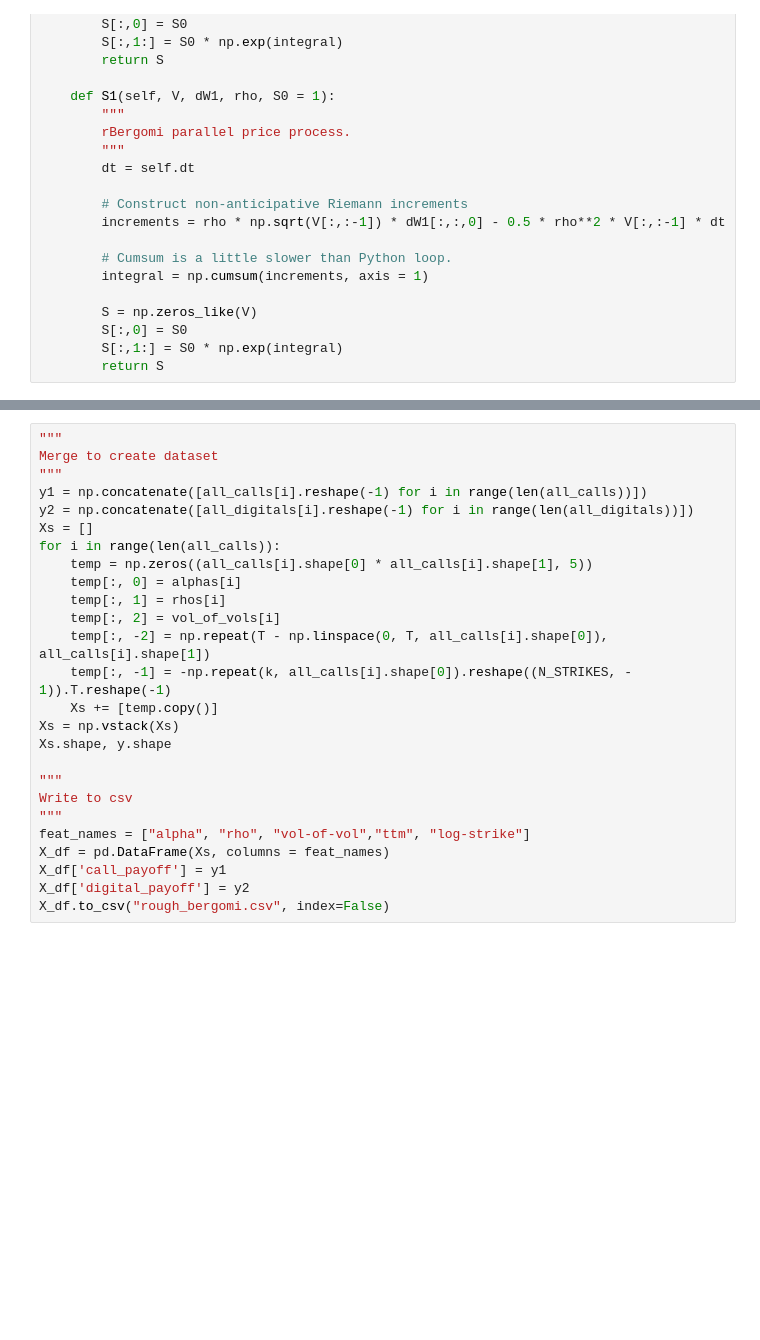
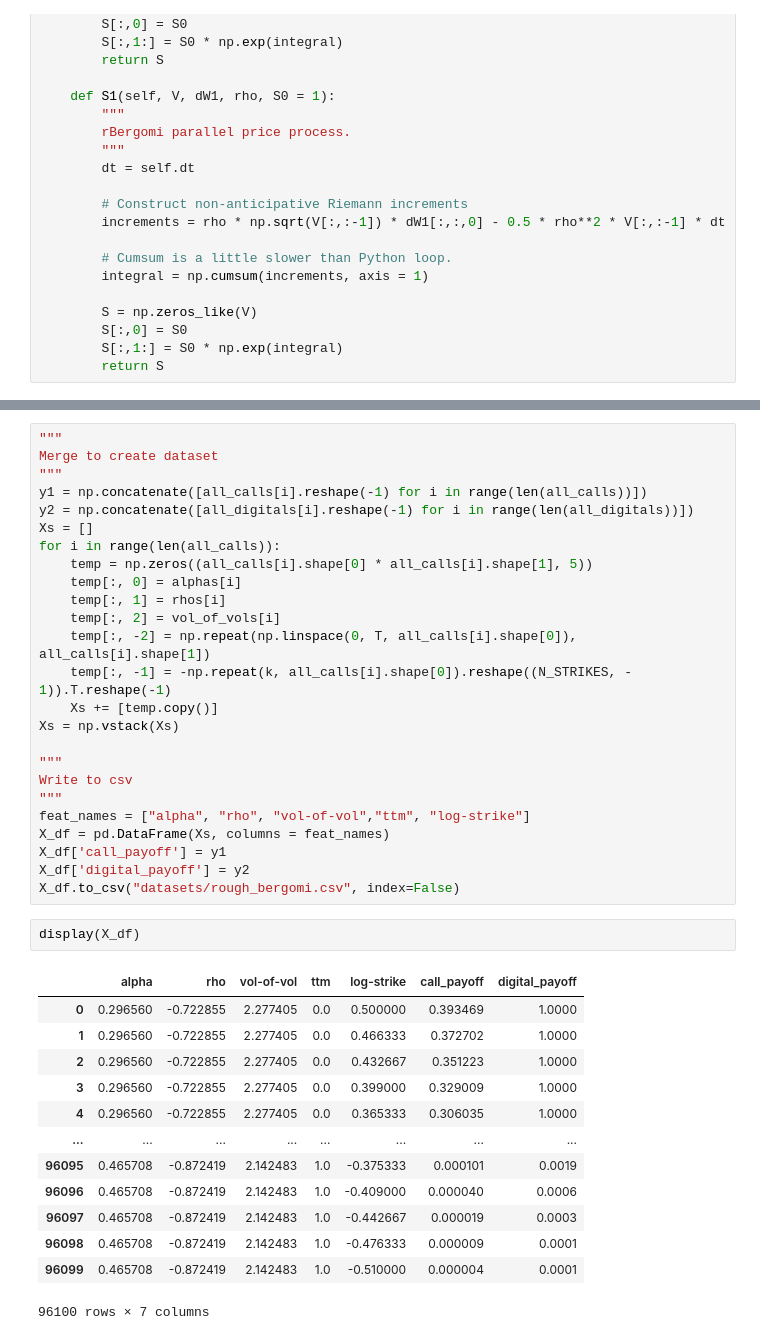
Before and after one commit to chrischia06/neural-network-derivative-pricing, a Jupyter notebook: examples/RoughBergomiDataset.ipynb, the cells around one changed output, grey strips where cells are left out. Drawn from its saved outputs; the diff is of its cells as text; blank space fills up the shorter version.

```diff
--- a/examples/RoughBergomiDataset.ipynb
+++ b/examples/RoughBergomiDataset.ipynb
@@ -246,11 +245,10 @@ for i in range(len(all_calls)):
     temp[:, 0] = alphas[i]
     temp[:, 1] = rhos[i]
     temp[:, 2] = vol_of_vols[i]
-    temp[:, -2] = np.repeat(T - np.linspace(0, T, all_calls[i].shape[0]), all_calls[i].shape[1])
+    temp[:, -2] = np.repeat(np.linspace(0, T, all_calls[i].shape[0]), all_calls[i].shape[1])
     temp[:, -1] = -np.repeat(k, all_calls[i].shape[0]).reshape((N_STRIKES, - 1)).T.reshape(-1)
     Xs += [temp.copy()]
 Xs = np.vstack(Xs)
-Xs.shape, y.shape
 
 """
 Write to csv
@@ -259,5 +257,21 @@ feat_names = ["alpha", "rho", "vol-of-vol","ttm", "log-strike"]
 X_df = pd.DataFrame(Xs, columns = feat_names)
 X_df['call_payoff'] = y1
 X_df['digital_payoff'] = y2
-X_df.to_csv("rough_bergomi.csv", index=False)
+X_df.to_csv("datasets/rough_bergomi.csv", index=False)
+# %%
+display(X_df)
+# %% [output]
+|  | alpha | rho | vol-of-vol | ttm | log-strike | call_payoff | digital_payoff |
+| 0 | 0.296560 | -0.722855 | 2.277405 | 0.0 | 0.500000 | 0.393469 | 1.0000 |
+| 1 | 0.296560 | -0.722855 | 2.277405 | 0.0 | 0.466333 | 0.372702 | 1.0000 |
+| 2 | 0.296560 | -0.722855 | 2.277405 | 0.0 | 0.432667 | 0.351223 | 1.0000 |
+| 3 | 0.296560 | -0.722855 | 2.277405 | 0.0 | 0.399000 | 0.329009 | 1.0000 |
+| 4 | 0.296560 | -0.722855 | 2.277405 | 0.0 | 0.365333 | 0.306035 | 1.0000 |
+| ... | ... | ... | ... | ... | ... | ... | ... |
+| 96095 | 0.465708 | -0.872419 | 2.142483 | 1.0 | -0.375333 | 0.000101 | 0.0019 |
+| 96096 | 0.465708 | -0.872419 | 2.142483 | 1.0 | -0.409000 | 0.000040 | 0.0006 |
+| 96097 | 0.465708 | -0.872419 | 2.142483 | 1.0 | -0.442667 | 0.000019 | 0.0003 |
+| 96098 | 0.465708 | -0.872419 | 2.142483 | 1.0 | -0.476333 | 0.000009 | 0.0001 |
+| 96099 | 0.465708 | -0.872419 | 2.142483 | 1.0 | -0.510000 | 0.000004 | 0.0001 |
+96100 rows × 7 columns
 # %%
```
Also changed, not shown: parts of 7 cells of this notebook, 24 other files.
